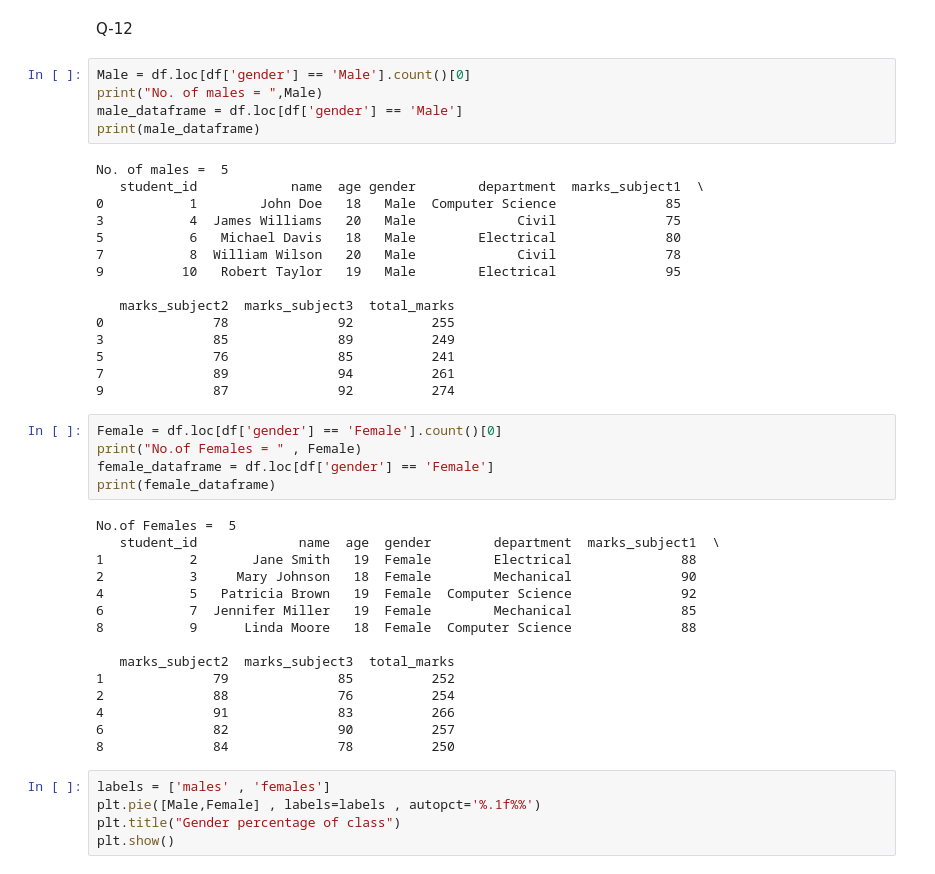
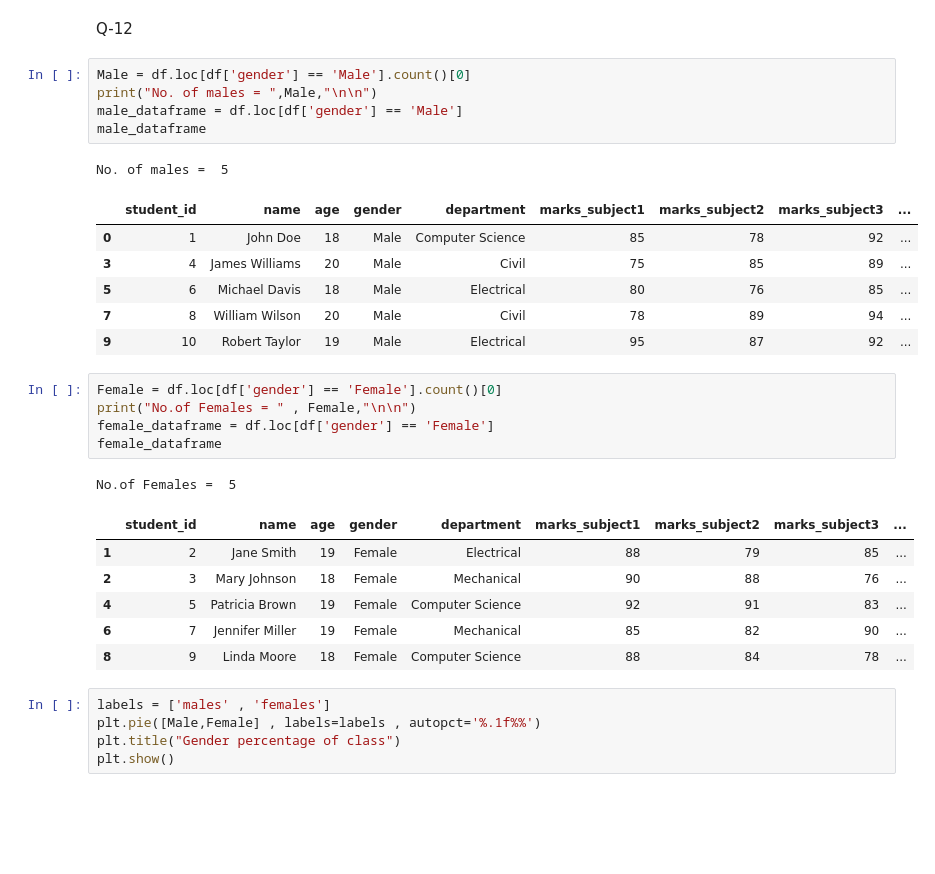
Before and after one commit to Mister2005/Infomatrix-Python-Week-1, a Jupyter notebook: Pandas_Task_2.ipynb, the cells around one changed output. Saved outputs shown, nothing was run; the diff lists cells and outputs as text; blank space fills up the shorter version.

```diff
--- a/Pandas_Task_2.ipynb
+++ b/Pandas_Task_2.ipynb
@@ -138,44 +138,30 @@ df.sort_values(by='marks_subject1',ascending=False).head(1)
 Q-12
 # %%
 Male = df.loc[df['gender'] == 'Male'].count()[0]
-print("No. of males = ",Male)
+print("No. of males = ",Male,"\n\n")
 male_dataframe = df.loc[df['gender'] == 'Male']
-print(male_dataframe)
+male_dataframe
 # %% [output]
 No. of males =  5
-   student_id            name  age gender        department  marks_subject1  \
-0           1        John Doe   18   Male  Computer Science              85
-3           4  James Williams   20   Male             Civil              75
-5           6   Michael Davis   18   Male        Electrical              80
-7           8  William Wilson   20   Male             Civil              78
-9          10   Robert Taylor   19   Male        Electrical              95
-
-   marks_subject2  marks_subject3  total_marks
-0              78              92          255
-3              85              89          249
-5              76              85          241
-7              89              94          261
-9              87              92          274
+|  | student_id | name | age | gender | department | marks_subject1 | marks_subject2 | marks_subject3 | ... |
+| 0 | 1 | John Doe | 18 | Male | Computer Science | 85 | 78 | 92 | ... |
+| 3 | 4 | James Williams | 20 | Male | Civil | 75 | 85 | 89 | ... |
+| 5 | 6 | Michael Davis | 18 | Male | Electrical | 80 | 76 | 85 | ... |
+| 7 | 8 | William Wilson | 20 | Male | Civil | 78 | 89 | 94 | ... |
+| 9 | 10 | Robert Taylor | 19 | Male | Electrical | 95 | 87 | 92 | ... |
 # %%
 Female = df.loc[df['gender'] == 'Female'].count()[0]
-print("No.of Females = " , Female)
+print("No.of Females = " , Female,"\n\n")
 female_dataframe = df.loc[df['gender'] == 'Female']
-print(female_dataframe)
+female_dataframe
 # %% [output]
 No.of Females =  5
-   student_id             name  age  gender        department  marks_subject1  \
-1           2       Jane Smith   19  Female        Electrical              88
-2           3     Mary Johnson   18  Female        Mechanical              90
-4           5   Patricia Brown   19  Female  Computer Science              92
-6           7  Jennifer Miller   19  Female        Mechanical              85
-8           9      Linda Moore   18  Female  Computer Science              88
-
-   marks_subject2  marks_subject3  total_marks
-1              79              85          252
-2              88              76          254
-4              91              83          266
-6              82              90          257
-8              84              78          250
+|  | student_id | name | age | gender | department | marks_subject1 | marks_subject2 | marks_subject3 | ... |
+| 1 | 2 | Jane Smith | 19 | Female | Electrical | 88 | 79 | 85 | ... |
+| 2 | 3 | Mary Johnson | 18 | Female | Mechanical | 90 | 88 | 76 | ... |
+| 4 | 5 | Patricia Brown | 19 | Female | Computer Science | 92 | 91 | 83 | ... |
+| 6 | 7 | Jennifer Miller | 19 | Female | Mechanical | 85 | 82 | 90 | ... |
+| 8 | 9 | Linda Moore | 18 | Female | Computer Science | 88 | 84 | 78 | ... |
 # %%
 labels = ['males' , 'females']
 plt.pie([Male,Female] , labels=labels , autopct='%.1f%%')
```
Also changed, not shown: parts of 4 cells of this notebook.
